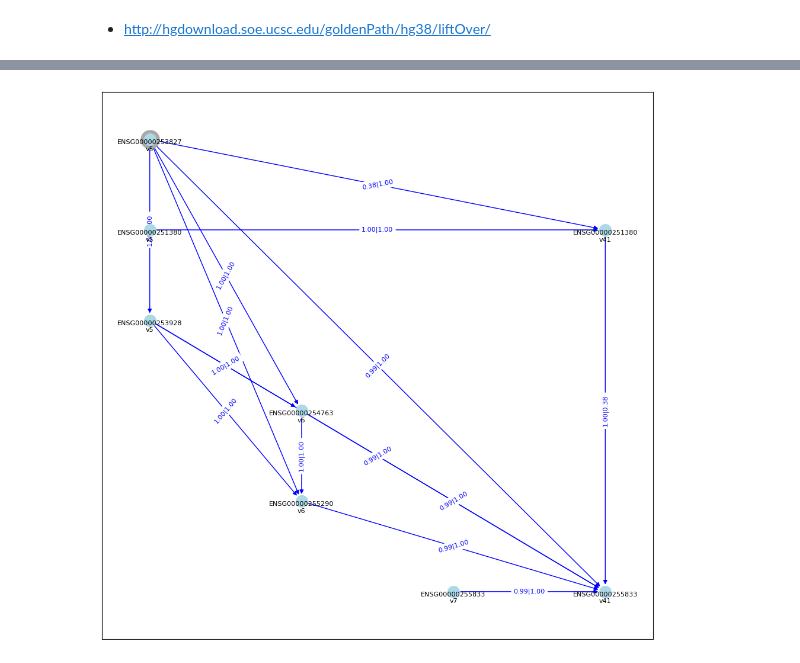
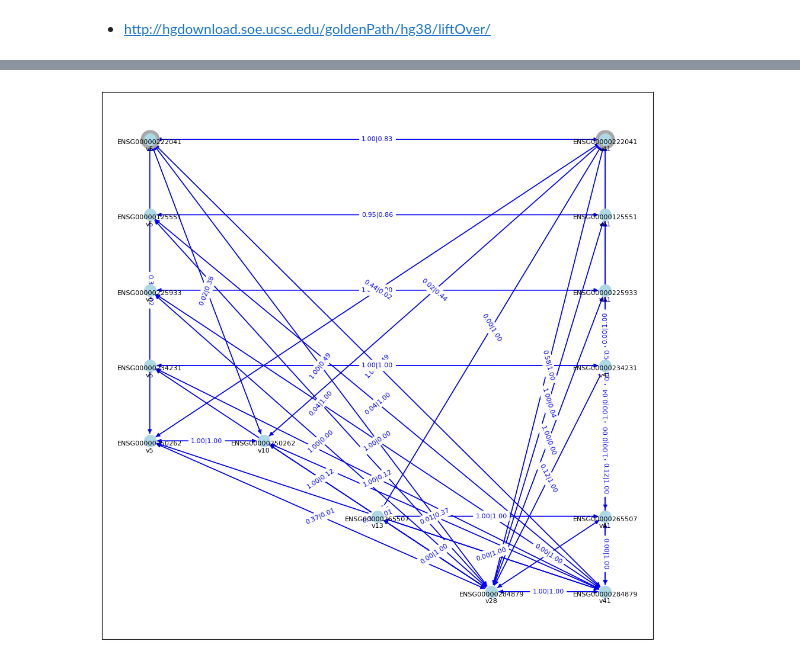
Before and after one commit to HugoGuillen/genehtracker, a Jupyter notebook: dev2.ipynb, the cells around one changed output, grey strips where cells are left out. Cells and saved outputs as stored; diff of their text form; code cells hidden in the pictures.

Commit message:
history diagram

```diff
--- a/dev2.ipynb
+++ b/dev2.ipynb
@@ -278,0 +504,14 @@ G_RV.add_edges_from(E_RV)
+# %%
+overlap_thr = 0.1
+#gene_id = 'ENSG00000268388'
+gene_id = 'ENSG00000259974'
+#gene_id = 'ENSG00000280916'
+#gene_id = 'ENSG00000253827'
+#gene_id = 'ENSG00000254100'
+#gene_id = 'ENSG00000251562'
+#gene_id = 'ENSG00000224397'
+#gene_id = 'ENSG00000245532'
+#gene_id = 'ENSG00000245750'
+#gene_id = 'ENSG00000196118'
+plot_history_diagram(gene_id,DFG,G,overlap_thr=overlap_thr)
+plot_history_network(gene_id,DFG,G,overlap_thr=overlap_thr)
@@ -279,9 +527,4 @@ G_RV.add_edges_from(E_RV)
 # %%
-gene_id = 'ENSG00000253827'
-# gene_id = 'ENSG00000254100'
-root = gene_id
-overlap_thr = 0.2
-
 ## DFS to find mapping subgraph
 GS = set()
 for x in G.graph['genes'][gene_id]:
@@ -305,29 +548,31 @@ nodelist = gs.nodes()
 node_labels = {x:'%s\nv%d'%(x[0],x[1]) for x in nodelist}
 x = pd.DataFrame(nodelist)
 latest = set(x.sort_values(by=[0,1],ascending=[True,False]).drop_duplicates(subset=0,keep='first').itertuples(index=None,name=None))
-#with_
+
 
 ### Get labels for edges. Remove redundant edges
 edgeattr = {x:nx.get_edge_attributes(gs,'label')[x] for x in gs.edges()}
-edgelist=[]
-edge_labels = {}
-for e in gs.edges():
-    ## Edge must go from older to newer version
-    if e[0][1] > e[1][1]:
-        continue
-    ## Apply mutual overlap filter
-    if edgeattr[(e[0],e[1])]<overlap_thr or edgeattr[(e[1],e[0])]<overlap_thr:
-        continue
-    if e[1] in latest:
-        ## Must go from oldest to latest in same gene
-        if (e[0][0]==e[1][0]) or ((e[0] in latest and e[1] in latest) and not (_genes_idx[e[0][0]] > _genes_idx[e[1][0]])):
-            edgelist.append(e)
-            edge_labels[e] = "%.2f|%.2f"%(edgeattr[(e[0],e[1])],edgeattr[(e[1],e[0])])
-# print(latest)
-# print('\n'.join(map(str,edgelist)))
-gs = nx.DiGraph()
-gs.add_edges_from(edgelist)
-nodelist = gs.nodes()
+edgelist = list(gs.edges())
+edge_labels = {e:"%.2f|%.2f"%(edgeattr[(e[0],e[1])],edgeattr[(e[1],e[0])]) for e in edgelist}
+# edgelist=[]
+# edge_labels = {}
+# for e in gs.edges():
+#     ## Edge must go from older to newer version
+#     if e[0][1] > e[1][1]:
+#         continue
+#     ## Apply mutual overlap filter
+#     if edgeattr[(e[0],e[1])]<overlap_thr or edgeattr[(e[1],e[0])]<overlap_thr:
+#         continue
+#     if e[1] in latest:
+#         ## Must go from oldest to latest in same gene
+#         if (e[0][0]==e[1][0]) or ((e[0] in latest and e[1] in latest) and not (_genes_idx[e[0][0]] > _genes_idx[e[1][0]])):
+#             edgelist.append(e)
+#             edge_labels[e] = "%.2f|%.2f"%(edgeattr[(e[0],e[1])],edgeattr[(e[1],e[0])])
+# # print(latest)
+# # print('\n'.join(map(str,edgelist)))
+# gs = nx.DiGraph()
+# gs.add_edges_from(edgelist)
+# nodelist = gs.nodes()
 
 ###After reducing the graph by filtering, recompute layout
 _genes = []
@@ -343,31 +588,31 @@ _versions_idx = {x:idx for idx,x in enumerate(_versions)}
 
 ### Init figure
 fig,ax = plt.subplots(figsize=(12,12),dpi=100)
 
 ### Manual position
 pos = {}
 for x in gs.nodes():
     pos[x] = (_versions_idx[x[1]],_genes_idx[x[0]])
 
 # pos = graphviz_layout(gs, prog='neato')
 # pos = graphviz_layout(gs, prog='twopi')
 # pos =graphviz_layout(gs, prog='dot')
 # pos =graphviz_layout(gs, prog='circo')
 
 
 
 nx.draw_networkx_nodes(gs, pos, nodelist=[x for x in G.graph['genes'][root]],node_color='darkgray',node_size = 500)
 nx.draw_networkx_nodes(gs, pos, nodelist=nodelist,node_color='lightblue',node_size = 200)
 nx.draw_networkx_labels(gs, pos, labels=node_labels, verticalalignment='top',font_weight='normal',font_size=8)
 
 # connectionstyle='angle3,angleA=90,angleB=0'
 #connectionstyle='arc3,rad=0.2'
 # connectionstyle='bar,angle=90,fraction=-.3'
 # connectionstyle='arc3'
 nx.draw_networkx_edges(gs, pos, edgelist=edgelist,edge_color='blue',arrows=True)
 nx.draw_networkx_edge_labels(gs,pos,edge_labels=edge_labels,font_color='blue',font_size=8)
 
 ax.set_ylim(ax.get_ylim()[::-1])
 plt.show()
 # %% [output]
-[figure, old version]
+[figure, new version]
```
Also changed, not shown: parts of 10 cells of this notebook, 6 other files.
